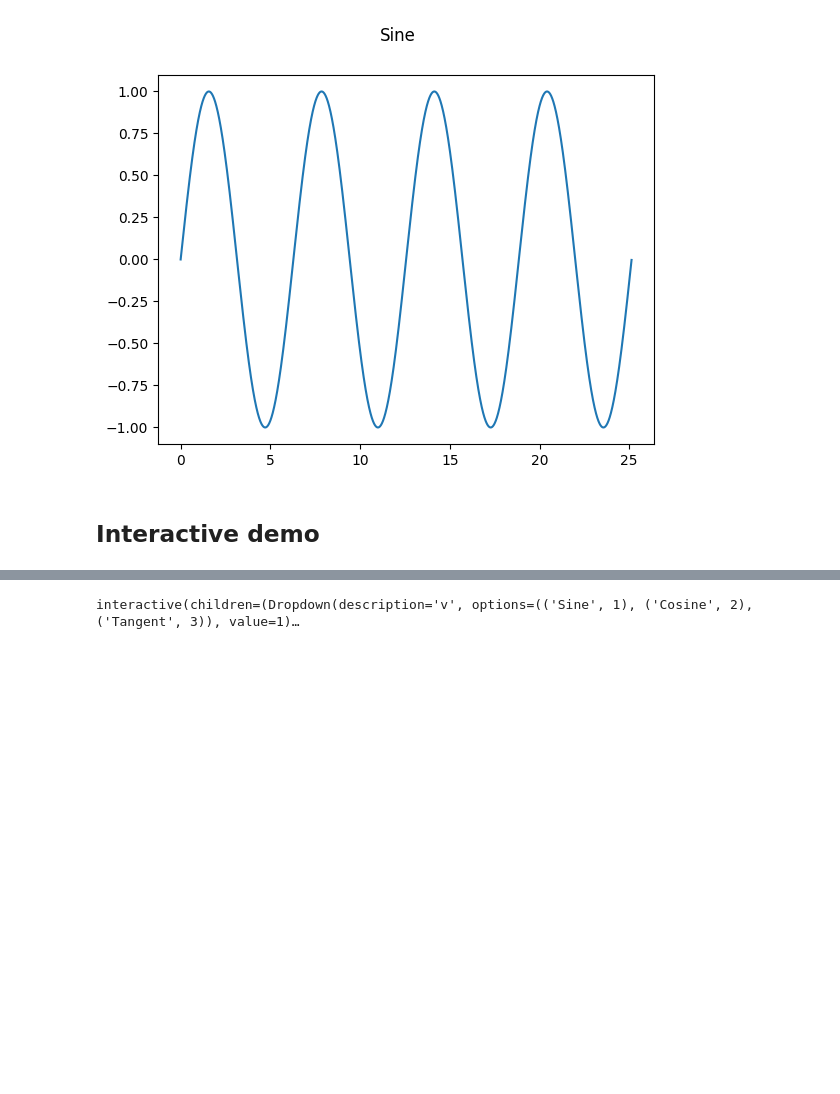
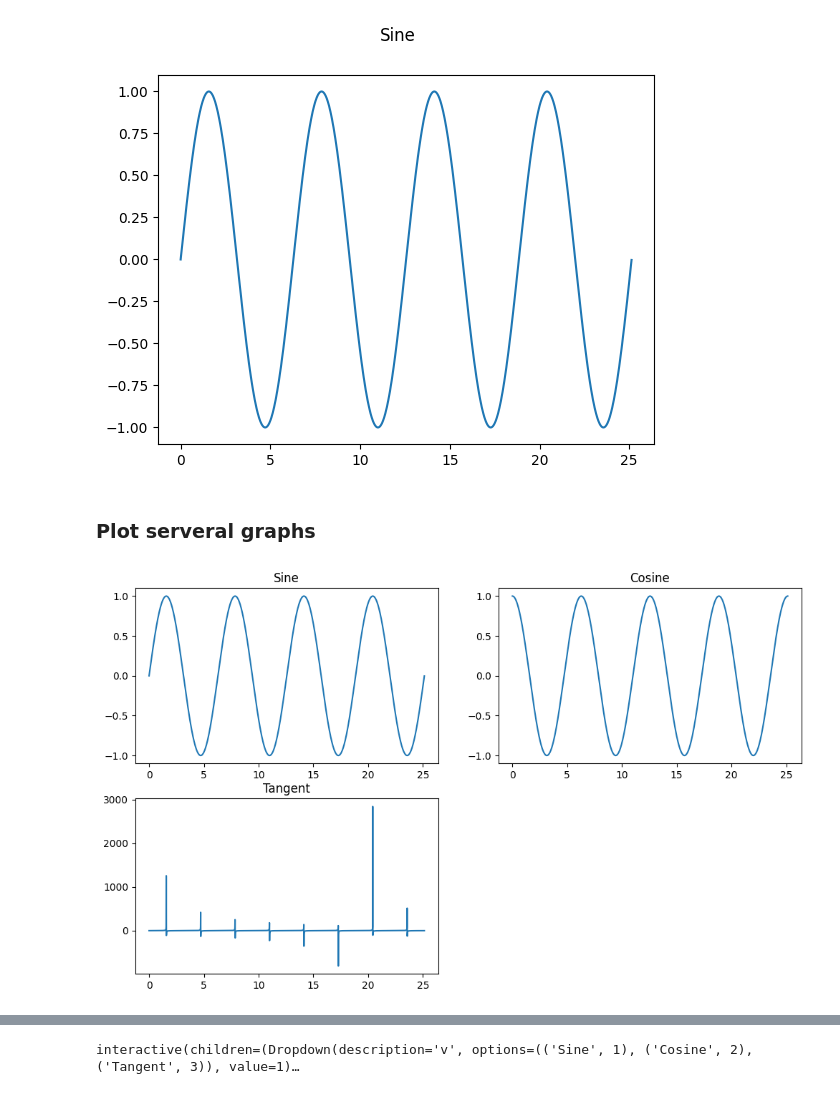
Before and after one commit to stepetal/nbdev-test-project, a Jupyter notebook: nbs/index.ipynb, the cells around one changed output, grey strips where cells are left out. Cells and saved outputs as stored; diff of their text form; code cells hidden in the pictures; blank space fills up the shorter version.

```diff
--- a/nbs/index.ipynb
+++ b/nbs/index.ipynb
@@ -22,5 +22,17 @@ plot.set_plot(plt)
 plot.plot_first_graph()
 # %% [output]
 [figure]
-# %% [markdown]
-## Interactive demo
+# %% [markdown]
+### Plot serveral graphs
+# %%
+X = np.arange(0, math.pi * 8, 0.01)
+Y1 = np.sin(X)
+Y2 = np.cos(X)
+Y3 = np.tan(X)
+plot = MyPlot(plt, 2,2, (12, 7))
+plot.add_graph(Graph(X, Y1, "Sine"))
+plot.add_graph(Graph(X, Y2, "Cosine"))
+plot.add_graph(Graph(X, Y3, "Tangent"))
+plot.plot_all_graphs()
+# %% [output]
+[figure, added]
```
Also changed, not shown: parts of 5 cells of this notebook, 12 other files.
